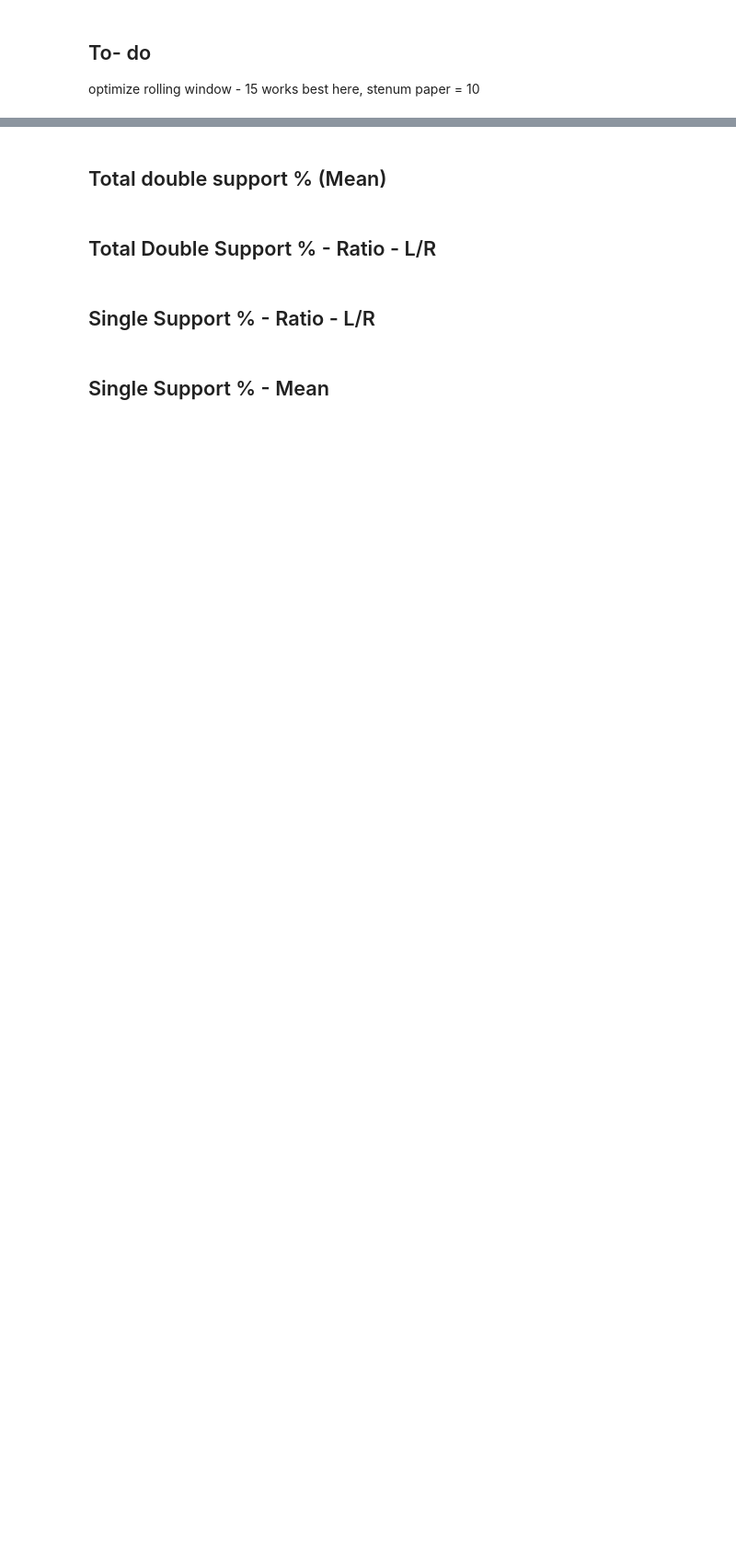
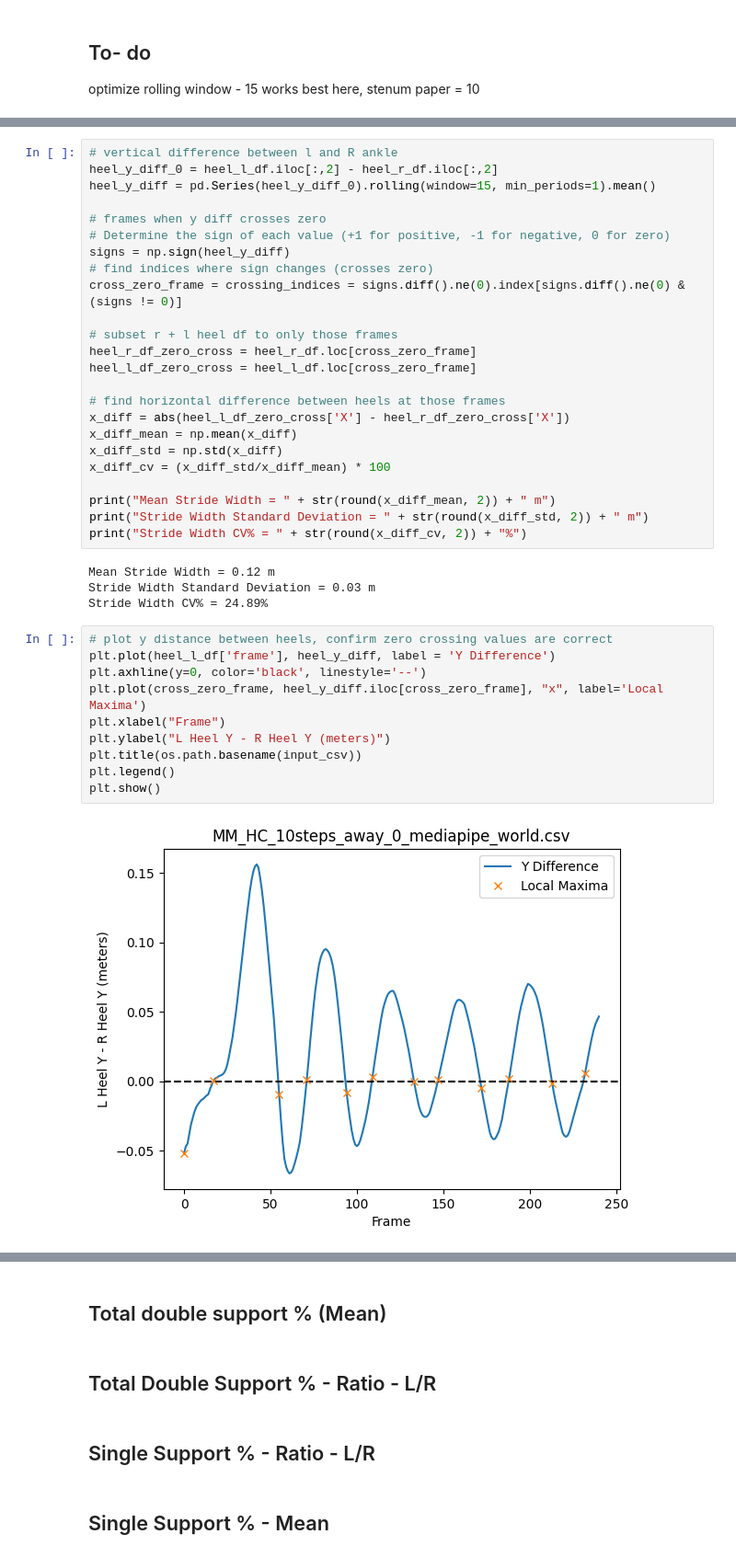
Before and after one commit to UCSF-MSLAB/HomeVideoAnalysis, a Jupyter notebook: megan_sandbox/gait_events/gait_events_vertical.ipynb, the cells around one changed output, grey strips where cells are left out. Shown at 92% size. Saved outputs shown, nothing was run; the diff lists cells and outputs as text; blank space fills up the shorter version.

```diff
--- a/megan_sandbox/gait_events/gait_events_vertical.ipynb
+++ b/megan_sandbox/gait_events/gait_events_vertical.ipynb
@@ -271,0 +247,40 @@ Try difference in x value of heels when y difference between heels = 0? Other id
+# %%
+# vertical difference between l and R ankle
+heel_y_diff_0 = heel_l_df.iloc[:,2] - heel_r_df.iloc[:,2]
+heel_y_diff = pd.Series(heel_y_diff_0).rolling(window=15, min_periods=1).mean()
+
+# frames when y diff crosses zero
+# Determine the sign of each value (+1 for positive, -1 for negative, 0 for zero)
+signs = np.sign(heel_y_diff)
+# find indices where sign changes (crosses zero)
+cross_zero_frame = crossing_indices = signs.diff().ne(0).index[signs.diff().ne(0) & (signs != 0)]
+
+# subset r + l heel df to only those frames
+heel_r_df_zero_cross = heel_r_df.loc[cross_zero_frame]
+heel_l_df_zero_cross = heel_l_df.loc[cross_zero_frame]
+
+# find horizontal difference between heels at those frames
+x_diff = abs(heel_l_df_zero_cross['X'] - heel_r_df_zero_cross['X'])
+x_diff_mean = np.mean(x_diff)
+x_diff_std = np.std(x_diff)
+x_diff_cv = (x_diff_std/x_diff_mean) * 100
+
+print("Mean Stride Width = " + str(round(x_diff_mean, 2)) + " m")
+print("Stride Width Standard Deviation = " + str(round(x_diff_std, 2)) + " m")
+print("Stride Width CV% = " + str(round(x_diff_cv, 2)) + "%")
+# %% [output]
+Mean Stride Width = 0.12 m
+Stride Width Standard Deviation = 0.03 m
+Stride Width CV% = 24.89%
+# %%
+# plot y distance between heels, confirm zero crossing values are correct
+plt.plot(heel_l_df['frame'], heel_y_diff, label = 'Y Difference')
+plt.axhline(y=0, color='black', linestyle='--')
+plt.plot(cross_zero_frame, heel_y_diff.iloc[cross_zero_frame], "x", label='Local Maxima')
+plt.xlabel("Frame")
+plt.ylabel("L Heel Y - R Heel Y (meters)")
+plt.title(os.path.basename(input_csv))
+plt.legend()
+plt.show()
+# %% [output]
+[figure, added]
```
Also changed, not shown: parts of 37 cells of this notebook.
